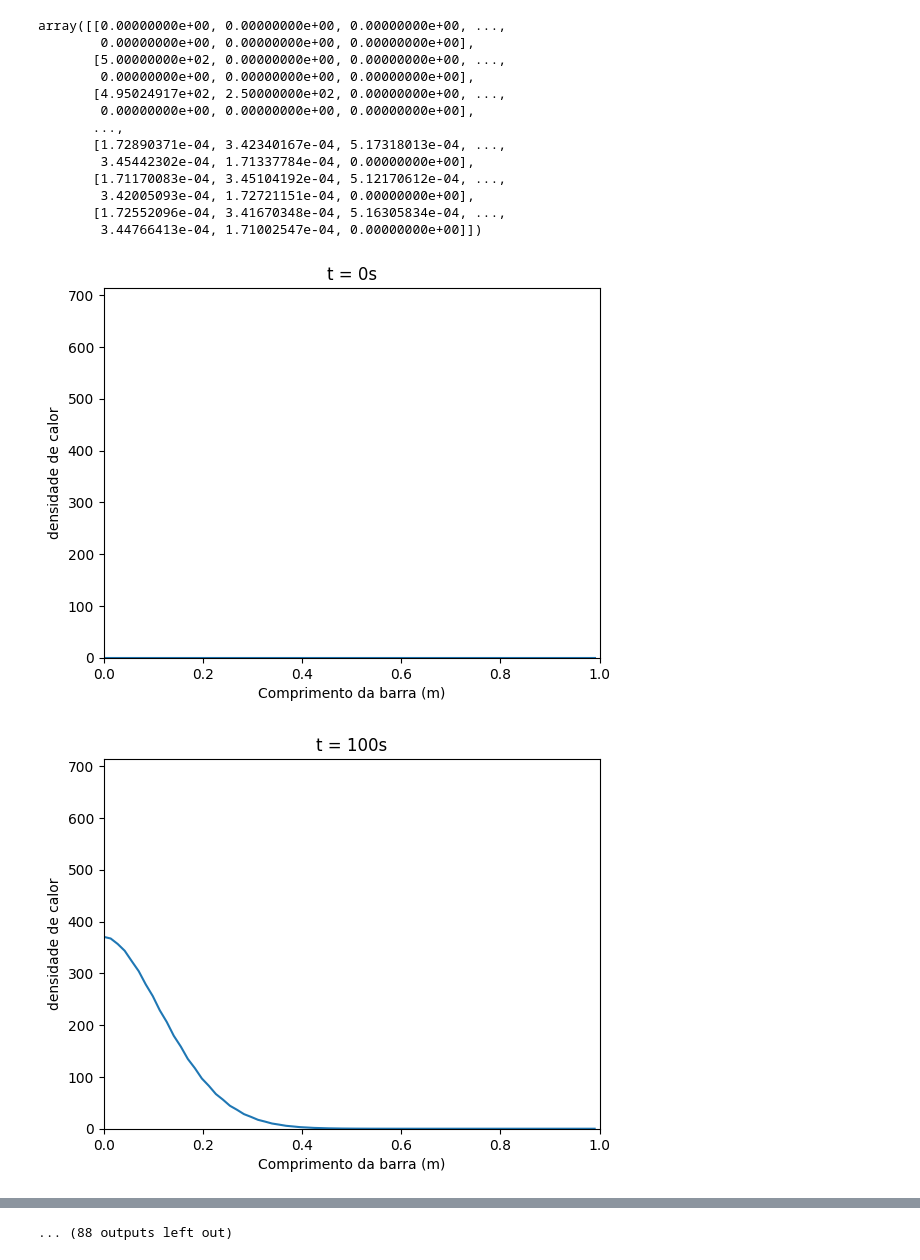
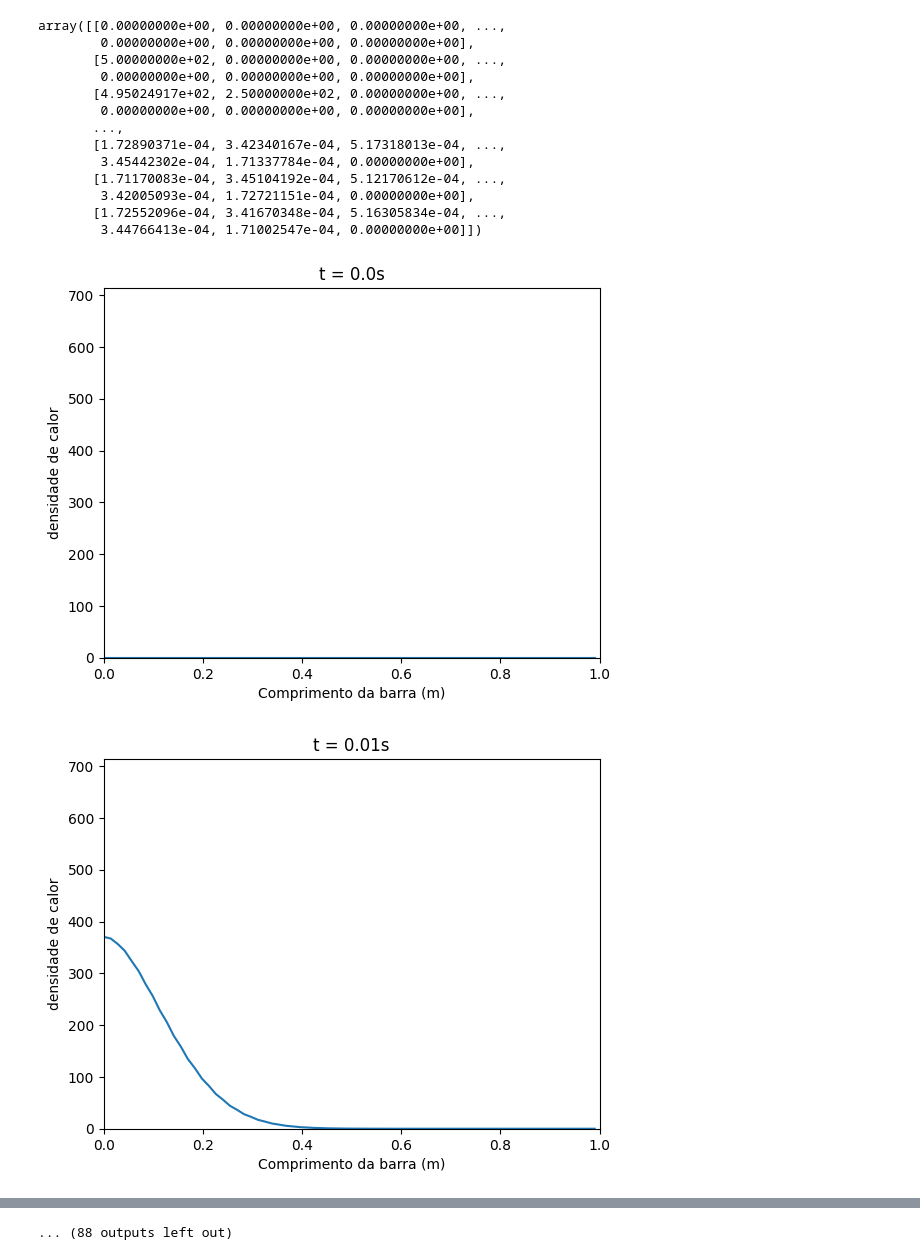
Before and after one commit to mickpires/diffusion, a Jupyter notebook: metodo explicito.ipynb, the cells around one changed output, grey strips where cells are left out. Cells and saved outputs as stored; diff of their text form; code cells hidden in the pictures.

```diff
--- a/metodo explicito.ipynb
+++ b/metodo explicito.ipynb
@@ -65,16 +65,16 @@ array([[0.00000000e+00, 0.00000000e+00, 0.00000000e+00, ...,
 # %%
 incremento = u.shape[0]/100
 
 
 for i in range(0,u.shape[0],int(np.floor(incremento))):
 
     plt.plot(xx,u[i,:])
     plt.xlabel('Comprimento da barra (m)')
     plt.ylabel("densidade de calor")
-    plt.title(f't = {i}s')
+    plt.title(f't = {round(i*Δt,2)}s')
     plt.ylim(0,np.max(u))
     plt.xlim(0,L)
     plt.show()
 # %% [output]
-[figure, old version]
+[figure, new version]
-[figure, old version]
+[figure, new version]
```
Also changed, not shown: parts of 2 cells of this notebook.
